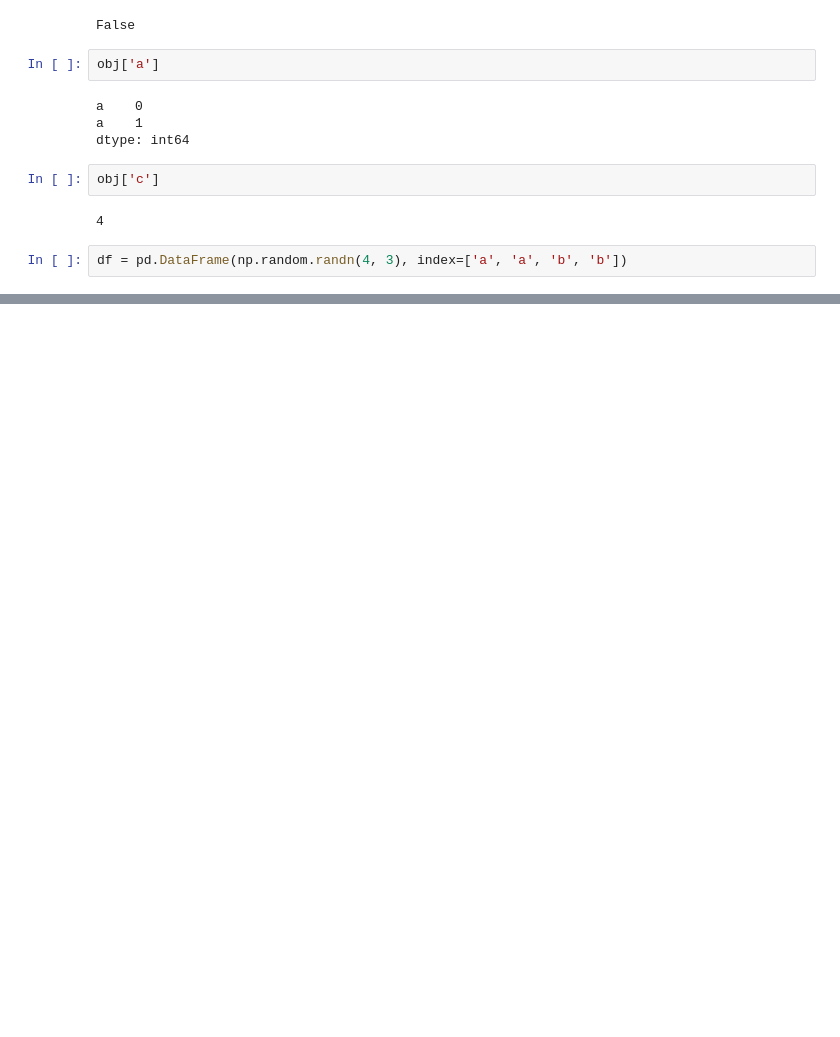
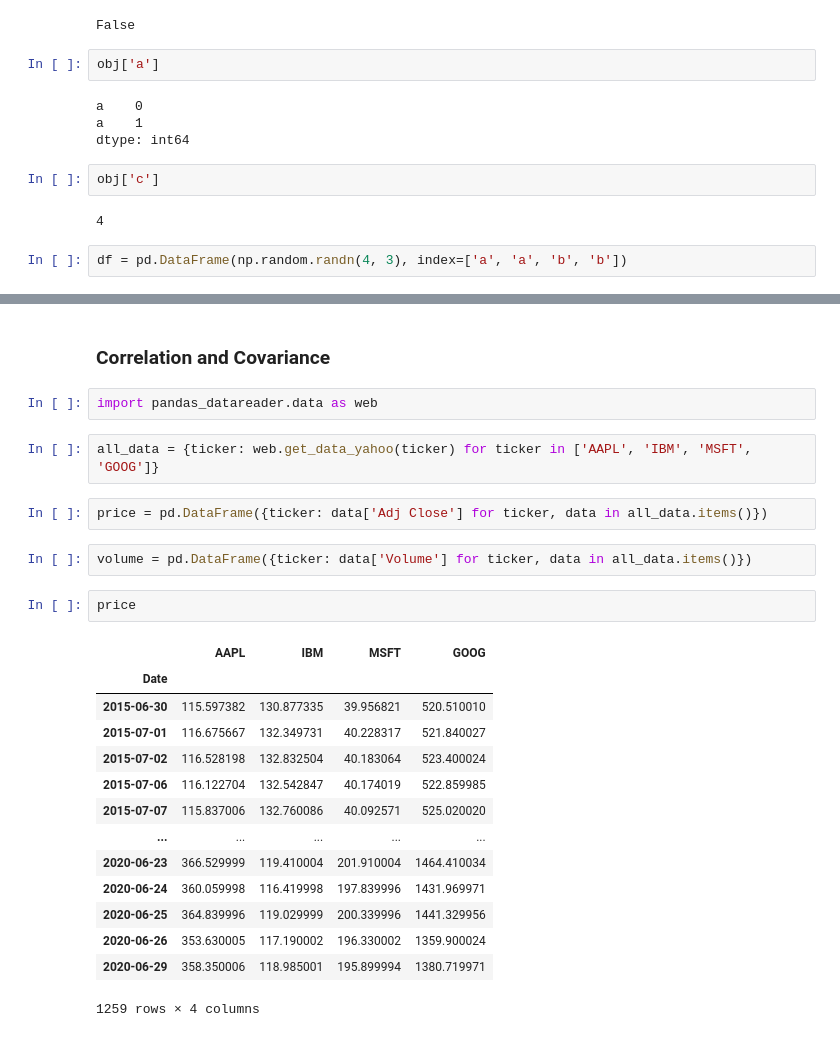
Before and after one commit to gaussic/py-data-analysis, a Jupyter notebook: chapter5.ipynb, the cells around one changed output, grey strips where cells are left out. Cells and saved outputs as stored; diff of their text form; blank space fills up the shorter version.

```diff
--- a/chapter5.ipynb
+++ b/chapter5.ipynb
@@ -1298,0 +1383,27 @@ df.loc['b']
+# %% [markdown]
+### Correlation and Covariance
+# %%
+import pandas_datareader.data as web
+# %%
+all_data = {ticker: web.get_data_yahoo(ticker) for ticker in ['AAPL', 'IBM', 'MSFT', 'GOOG']}
+# %%
+price = pd.DataFrame({ticker: data['Adj Close'] for ticker, data in all_data.items()})
+# %%
+volume = pd.DataFrame({ticker: data['Volume'] for ticker, data in all_data.items()})
+# %%
+price
+# %% [output]
+|  | AAPL | IBM | MSFT | GOOG |
+| Date |  |  |  |  |
+| 2015-06-30 | 115.597382 | 130.877335 | 39.956821 | 520.510010 |
+| 2015-07-01 | 116.675667 | 132.349731 | 40.228317 | 521.840027 |
+| 2015-07-02 | 116.528198 | 132.832504 | 40.183064 | 523.400024 |
+| 2015-07-06 | 116.122704 | 132.542847 | 40.174019 | 522.859985 |
+| 2015-07-07 | 115.837006 | 132.760086 | 40.092571 | 525.020020 |
+| ... | ... | ... | ... | ... |
+| 2020-06-23 | 366.529999 | 119.410004 | 201.910004 | 1464.410034 |
+| 2020-06-24 | 360.059998 | 116.419998 | 197.839996 | 1431.969971 |
+| 2020-06-25 | 364.839996 | 119.029999 | 200.339996 | 1441.329956 |
+| 2020-06-26 | 353.630005 | 117.190002 | 196.330002 | 1359.900024 |
+| 2020-06-29 | 358.350006 | 118.985001 | 195.899994 | 1380.719971 |
+1259 rows × 4 columns
```
Also changed, not shown: parts of 54 cells of this notebook, 1 other file.
